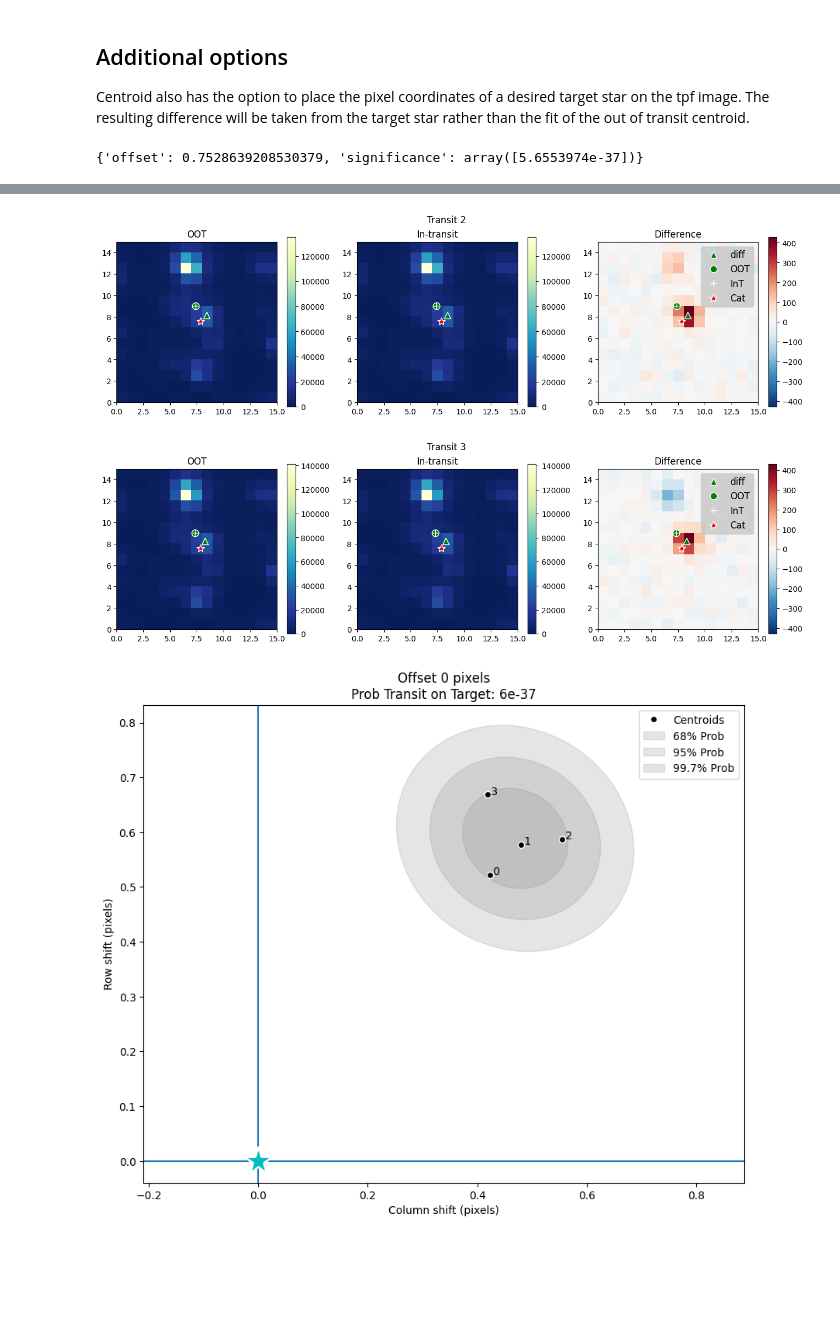
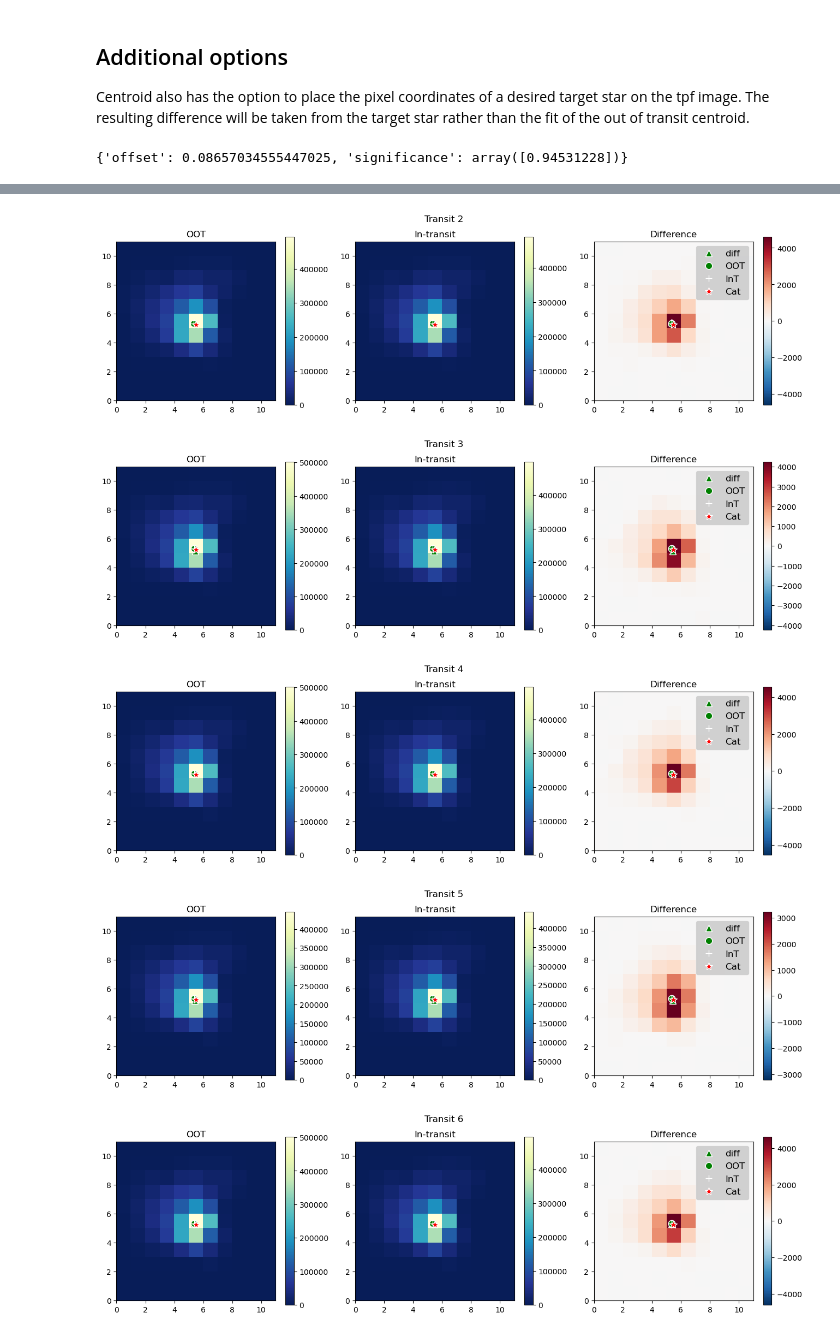
Before and after one commit to spacetelescope/exovetter, a Jupyter notebook: tutorial_notebooks/Centroid.ipynb, the cells around one changed output, grey strips where cells are left out. Drawn from its saved outputs; the diff is of its cells as text; code cells hidden in the pictures; blank space fills up the shorter version.

```diff
--- a/tutorial_notebooks/Centroid.ipynb
+++ b/tutorial_notebooks/Centroid.ipynb
@@ -12,7 +12,9 @@ from exovetter import utils
 import lightkurve as lk
 from astropy import units as u
 import matplotlib.pyplot as plt
+import matplotlib as mpl
 %matplotlib inline
+mpl.rcParams['figure.max_open_warning'] = 0 # Centroid makes a lot of figures for short period transits so this warning can be silenced
 # %% [markdown]
 ## Setup and Vetting
 Exovetter vetting alogrithms usually use TCE and lightkurve objects as input. The Centroid Vetter however requires a Target Pixel File objects from lightkurve. Here we will show two examples, one with no offset and another with a small but possible offset.
@@ -19,21 +23,19 @@ Exovetter vetting alogrithms usually use TCE and lightkurve objects as input. Th
 # %%
-# TCE with a negligible offset (the known planet WASP-18 b we have used in the other notebooks)
-
 period = 0.94145223 * u.day
 epoch = 1354.4579 * u.day
 epoch_offset = exo_const.btjd
 depth = 0.00931894 * exo_const.frac_amp
 duration = 0.08932 * u.day
 
-tce = Tce(period=period, epoch=epoch, epoch_offset=epoch_offset,
-          depth=depth, duration=duration, comment='example')
+wasp_18b_tce = Tce(period=period, epoch=epoch, epoch_offset=epoch_offset,
+                   depth=depth, duration=duration, comment='example')
 
 # Download the relevent target pixel file for this tce
-tpf = lk.search_targetpixelfile('WASP-18 b', author='SPOC')[0].download()
+wasp_18_tpf = lk.search_targetpixelfile('WASP-18 b', author='SPOC')[0].download()
 
 
 # run the centroid vetter with this tce and tpf
-centroid_instance = vet.Centroid()
-centroid_results = centroid_instance.run(tce, tpf)
-centroid_results
+wasp_18b_centroid_instance = vet.Centroid()
+wasp_18b_centroid_results = wasp_18b_centroid_instance.run(wasp_18b_tce, wasp_18_tpf)
+wasp_18b_centroid_results
 # %% [output]
@@ -66,0 +72,2 @@ In order to generate diagnostic plots from vetters, we use the `plot` method wit
+# %%
+wasp_18b_centroid_instance.run(wasp_18b_tce, wasp_18_tpf, plot=True)
@@ -93,15 +120,15 @@ def get_gaia_info(ticid):
 
     return row
 
-ticid = 1103432 # TIC ID for previous example TOI 565.01
+ticid = 100100827 # TIC ID for WASP-18
 gaia = get_gaia_info(ticid)
 target_coord = SkyCoord(ra = gaia['ra'], dec = gaia['dec'], unit = (u.degree, u.degree), frame=ICRS)
-
-starloc_pix = tpf.wcs.world_to_pixel(target_coord)
+starloc_pix = wasp_18_tpf.wcs.world_to_pixel(target_coord) # WCS from wasp 18 tpf
+starloc_pix = tuple(arr + 0.5 for arr in starloc_pix) # Need to adjust for imshow centering pixels at -0.5,-0.5
 
 # run the centroid vetter with this tce and tpf
 centroid_instance = vet.Centroid(starloc_pix=starloc_pix)
-centroid_results = centroid_instance.run(tce, tpf, plot=True)
+centroid_results = centroid_instance.run(wasp_18b_tce, wasp_18_tpf, plot=True)
 centroid_results
 # %% [output]
-{'offset': 0.7528639208530379, 'significance': array([5.6553974e-37])}
+{'offset': 0.08657034555447025, 'significance': array([0.94531228])}
@@ -110,3 +137,5 @@ centroid_results
-[figure, old version]
+[figure, new version]
-[figure, old version]
+[figure, new version]
-[figure, old version]
+[figure, new version]
+[figure, added]
+[figure, added]
```
Also changed, not shown: parts of 14 cells of this notebook, 1 other file.
